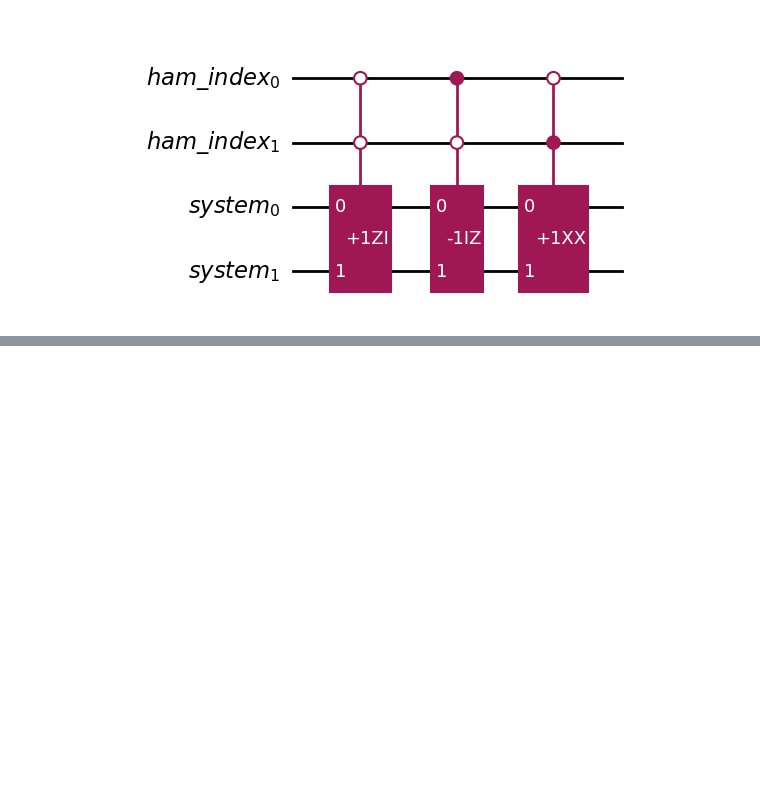
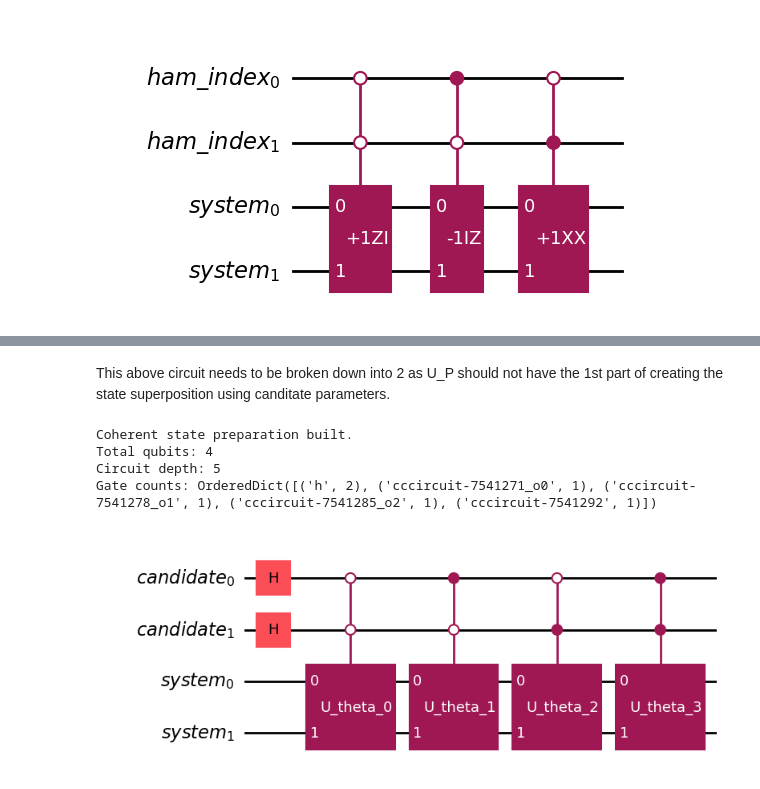
Before and after one commit to koushik16/VQE-QHD, a Jupyter notebook: coherent_version.ipynb, the cells around one changed output, grey strips where cells are left out. Drawn from its saved outputs; the diff is of its cells as text; code cells hidden in the pictures; blank space fills up the shorter version.

```diff
--- a/coherent_version.ipynb
+++ b/coherent_version.ipynb
@@ -604,0 +599,49 @@ Gate counts: OrderedDict([('h', 4), ('barrier', 2), ('cccircuit-226_o0', 1), ('c
+# %% [markdown]
+This above circuit needs to be broken down into 2 as U_P should not have the 1st part of creating the state superposition using canditate parameters.
+# %%
+from qiskit import QuantumCircuit, QuantumRegister
+
+# Registers for coherent state preparation
+candidate_register = QuantumRegister(
+    num_candidate_qubits,
+    "candidate"
+)
+
+system_register = QuantumRegister(
+    num_system_qubits,
+    "system"
+)
+
+coherent_state_preparation = QuantumCircuit(
+    candidate_register,
+    system_register,
+    name="Coherent_State_Preparation"
+)
+
+# Prepare:
+#
+# (1/2) sum_k |k>|psi(theta_k)>
+
+coherent_state_preparation.compose(
+    coherent_state_loader,
+    qubits=[
+        *candidate_register,
+        *system_register
+    ],
+    inplace=True
+)
+
+# coherent_state_preparation.barrier()
+
+print("Coherent state preparation built.")
+print("Total qubits:", coherent_state_preparation.num_qubits)
+print("Circuit depth:", coherent_state_preparation.depth())
+print("Gate counts:", coherent_state_preparation.count_ops())
+
+coherent_state_preparation.draw("mpl", fold=-1)
+# %% [output]
+Coherent state preparation built.
+Total qubits: 4
+Circuit depth: 5
+Gate counts: OrderedDict([('h', 2), ('cccircuit-7541271_o0', 1), ('cccircuit-7541278_o1', 1), ('cccircuit-7541285_o2', 1), ('cccircuit-7541292', 1)])
+[figure, added]
```
Also changed, not shown: parts of 20 cells of this notebook.
